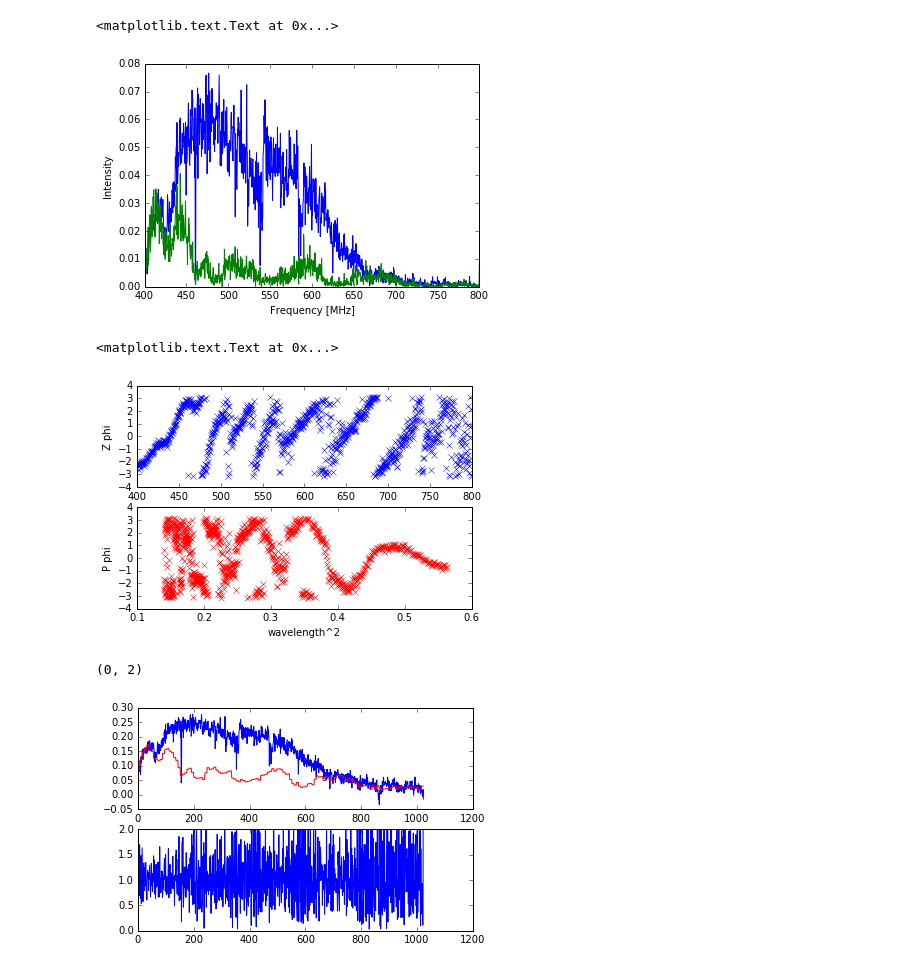
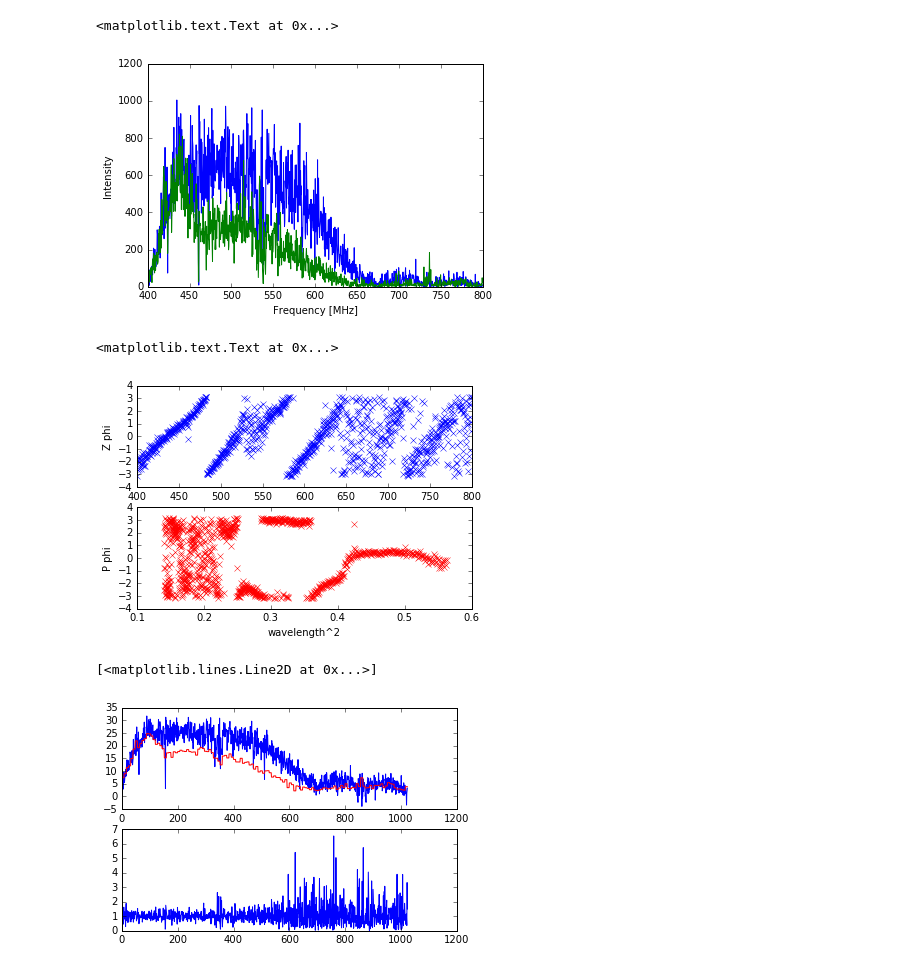
Before and after one commit to ramain/scint_analysis, a Jupyter notebook: polarization/PolarizationTest-SimulateMC.ipynb, the cells around one changed output. Drawn from its saved outputs; the diff is of its cells as text; code cells hidden in the pictures.

```diff
--- a/polarization/PolarizationTest-SimulateMC.ipynb
+++ b/polarization/PolarizationTest-SimulateMC.ipynb
@@ -78,7 +126,6 @@ plt.ylabel('Frequency [MHz]')
 # %%
-MPspec = n[:,-5:-1,:].sum(1)
-#MPspec = n[:,14:21,:].sum(1)
-#MPspec = n[:,60:75,:].sum(1)
+#MPspec = n[:,-5:-1,:].sum(1) # Crab Main Pulse
+MPspec = n[:,60:75,:].sum(1) # B1937 Main Pulse
 
 I, Q, U, V = StokesPars(MPspec)
 freq = np.linspace(400,800,1024)
@@ -106,7 +153,7 @@ plt.xlabel('Frequency [MHz]')
 plt.ylabel('Intensity')
 # %% [output]
 <matplotlib.text.Text at 0x...>
-[figure, old version]
+[figure, new version]
 # %%
 # Look at the phases of P and XY
 P = Q + 1j*U
@@ -126,22 +173,21 @@ plt.xlabel('wavelength^2')
 plt.ylabel('P phi')
 # %% [output]
 <matplotlib.text.Text at 0x...>
-[figure, old version]
+[figure, new version]
 # %%
 binf = 8
 #Ibin = I.reshape(len(I)/binf,binf).mean(-1)  # Response of total intensity
-Ibin = np.sqrt(Q**2.0 + U**2.0 + V**2.0).reshape(len(I)/binf,binf).mean(-1)  # Response of Q^2 + U^2 + V^2
+Ibin = np.sqrt(Q**2.0+U**2.0+V**2.0).reshape(len(I)/binf,binf).mean(-1)  # Response of Q^2 + U^2 + V^2
 Ical = np.repeat(Ibin, binf)
 plt.subplot(211)
 plt.plot(I)
 plt.plot(Ical,'r')
 
 plt.subplot(212)
 plt.plot((Q**2.0 + U**2.0 + V**2.0) / Ical**2.0)
-plt.ylim((0,2))
 # %% [output]
-(0, 2)
+[<matplotlib.lines.Line2D at 0x...>]
-[figure, old version]
+[figure, new version]
 # %%
 """
 Fit for cable delay in V, apply to U, V
```
Also changed, not shown: parts of 13 cells of this notebook.
